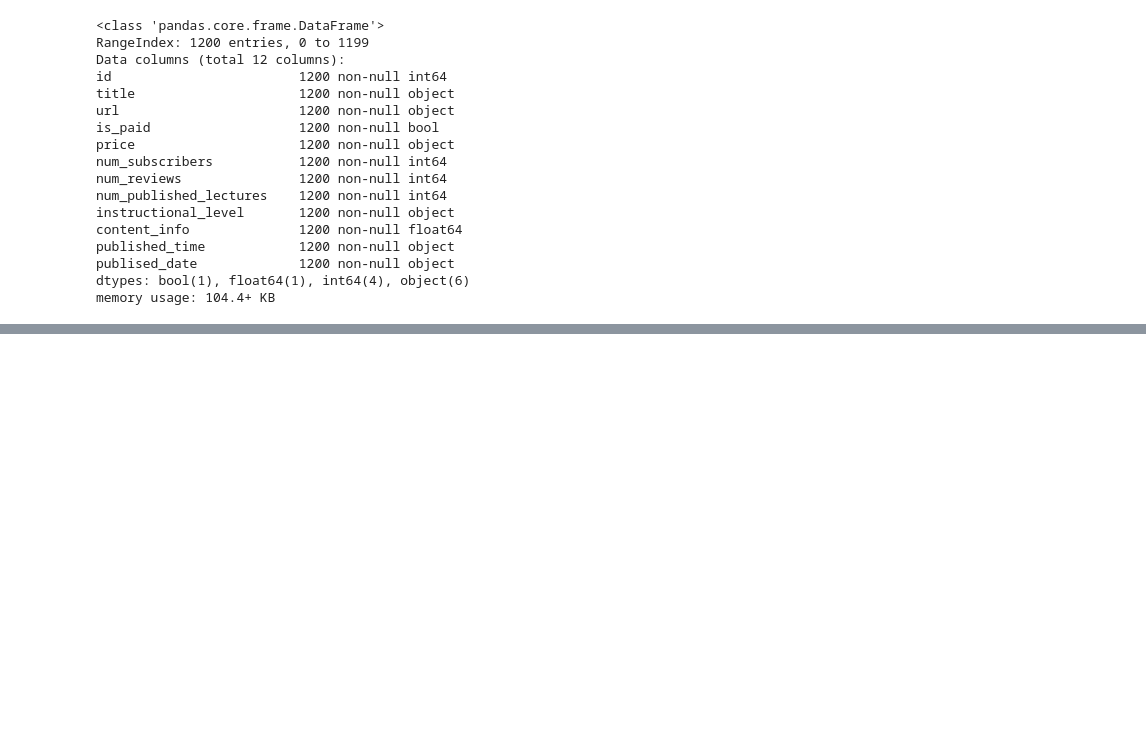
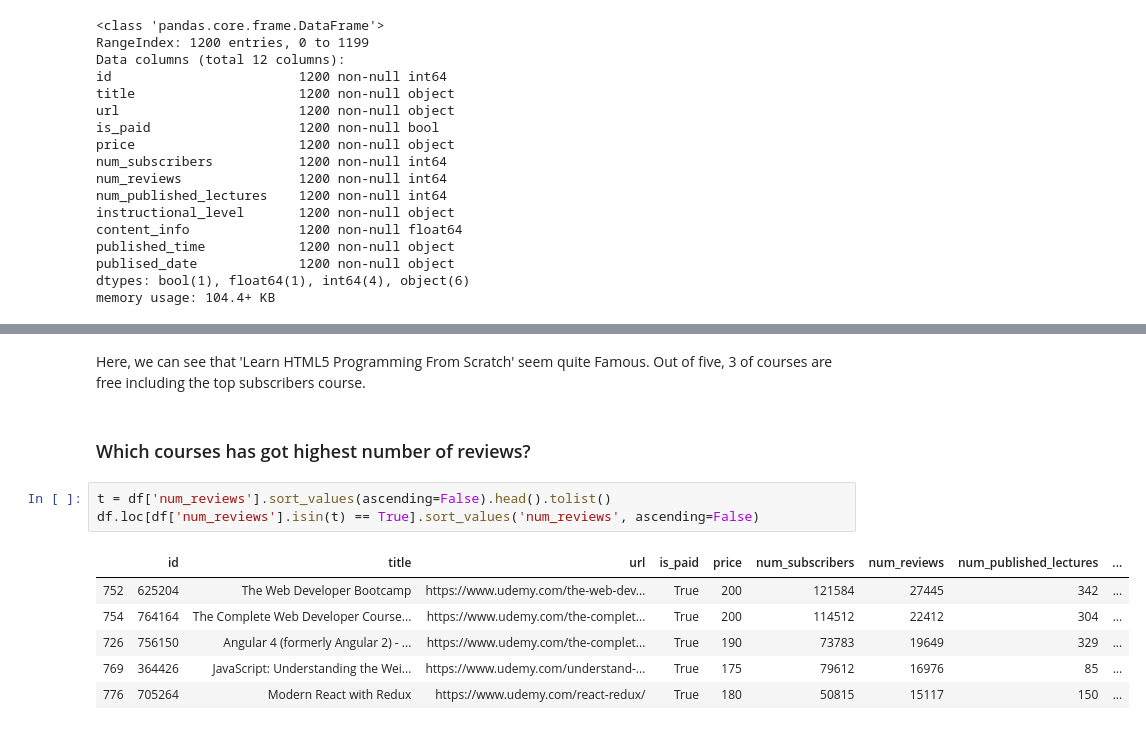
Before and after one commit to Dhiranjan/web_developement_udemy_analysis, a Jupyter notebook: Web Development Courses on Udemy.ipynb, the cells around one changed output, grey strips where cells are left out. Saved outputs shown, nothing was run; the diff lists cells and outputs as text; blank space fills up the shorter version.

```diff
--- a/Web Development Courses on Udemy.ipynb
+++ b/Web Development Courses on Udemy.ipynb
@@ -284,0 +287,14 @@ top_language(title, front_end)
+# %% [markdown]
+Here, we can see that 'Learn HTML5 Programming From Scratch' seem quite Famous. Out of five, 3 of courses are free including the top subscribers course.
+# %% [markdown]
+### Which courses has got highest number of reviews?
+# %%
+t = df['num_reviews'].sort_values(ascending=False).head().tolist()
+df.loc[df['num_reviews'].isin(t) == True].sort_values('num_reviews', ascending=False)
+# %% [output]
+|  | id | title | url | is_paid | price | num_subscribers | num_reviews | num_published_lectures | ... |
+| 752 | 625204 | The Web Developer Bootcamp | https://www.udemy.com/the-web-dev... | True | 200 | 121584 | 27445 | 342 | ... |
+| 754 | 764164 | The Complete Web Developer Course... | https://www.udemy.com/the-complet... | True | 200 | 114512 | 22412 | 304 | ... |
+| 726 | 756150 | Angular 4 (formerly Angular 2) - ... | https://www.udemy.com/the-complet... | True | 190 | 73783 | 19649 | 329 | ... |
+| 769 | 364426 | JavaScript: Understanding the Wei... | https://www.udemy.com/understand-... | True | 175 | 79612 | 16976 | 85 | ... |
+| 776 | 705264 | Modern React with Redux | https://www.udemy.com/react-redux/ | True | 180 | 50815 | 15117 | 150 | ... |
```
Also changed, not shown: parts of 11 cells of this notebook, 1 other file.
